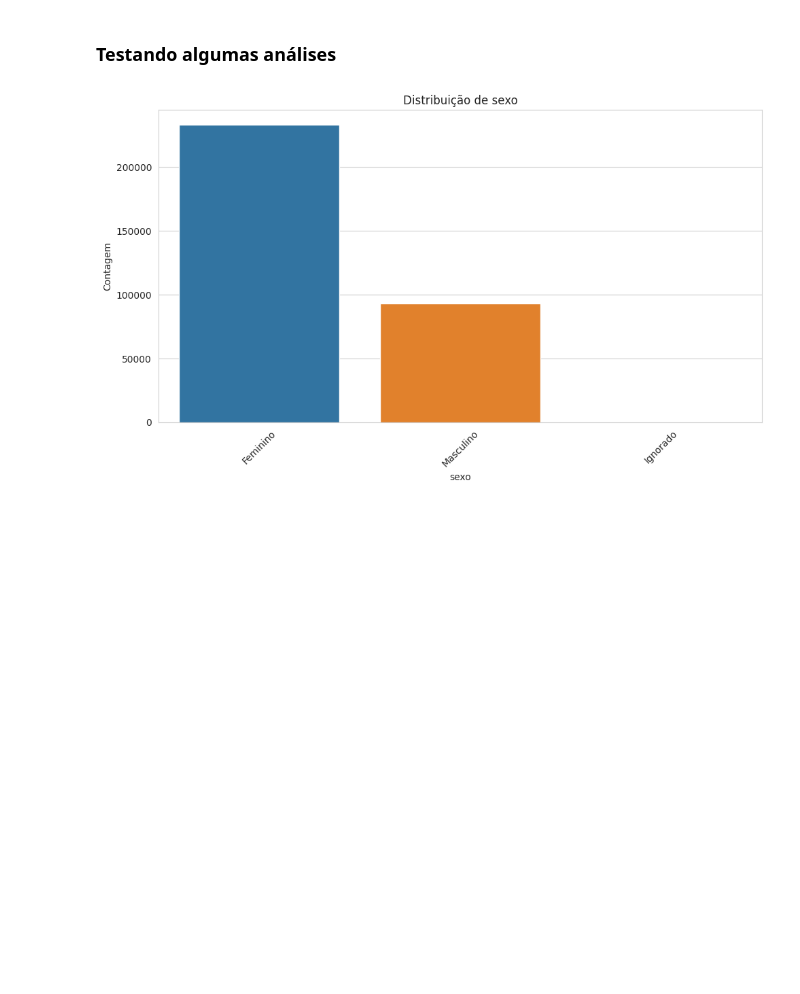
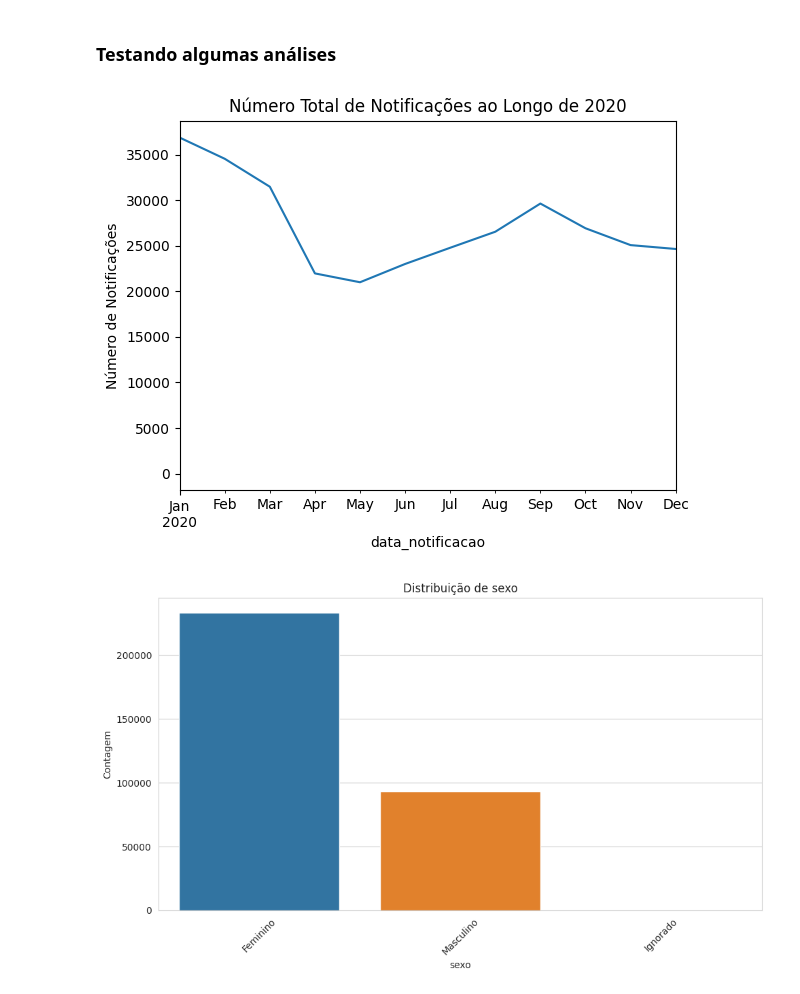
Before and after one commit to kvgs/SINAN, a Jupyter notebook: viol20_sinan.ipynb, the cells around one changed output. Saved outputs shown, nothing was run; the diff lists cells and outputs as text; code cells hidden in the pictures; blank space fills up the shorter version.

```diff
--- a/viol20_sinan.ipynb
+++ b/viol20_sinan.ipynb
@@ -656,7 +673,7 @@ def decode_idade(codigo):
         return "Código inválido"
 
 # aplica a função de decodificação à coluna 'idade' e cria uma nova coluna 'idade_decodificada'
-VIOLBR20['idade'] = VIOLBR20['idade'].apply(decode_idade)
+VIOLBR20['idade_decodificada'] = VIOLBR20['idade'].apply(decode_idade)
 # %%
 # convertendo colunas object para datetime
 VIOLBR20['data_encerramento'] = pd.to_datetime(VIOLBR20['data_encerramento'])
@@ -691,6 +772,14 @@ for valor in VIOLBR20['cid_lesao'].unique():
 print(VIOLBR20['id_unidade'].unique())
 # %% [markdown]
 ### **Testando algumas análises**
+# %%
+VIOLBR20.resample('M').size().plot()
+plt.title('Número Total de Notificações ao Longo de 2020')
+plt.ylabel('Número de Notificações')
+plt.xlim(pd.Timestamp('2020-01-01'), pd.Timestamp('2020-12-31'))
+plt.show()
+# %% [output]
+[figure, added]
 # %%
 import matplotlib.pyplot as plt
 import seaborn as sns
```
Also changed, not shown: parts of 17 cells of this notebook.
